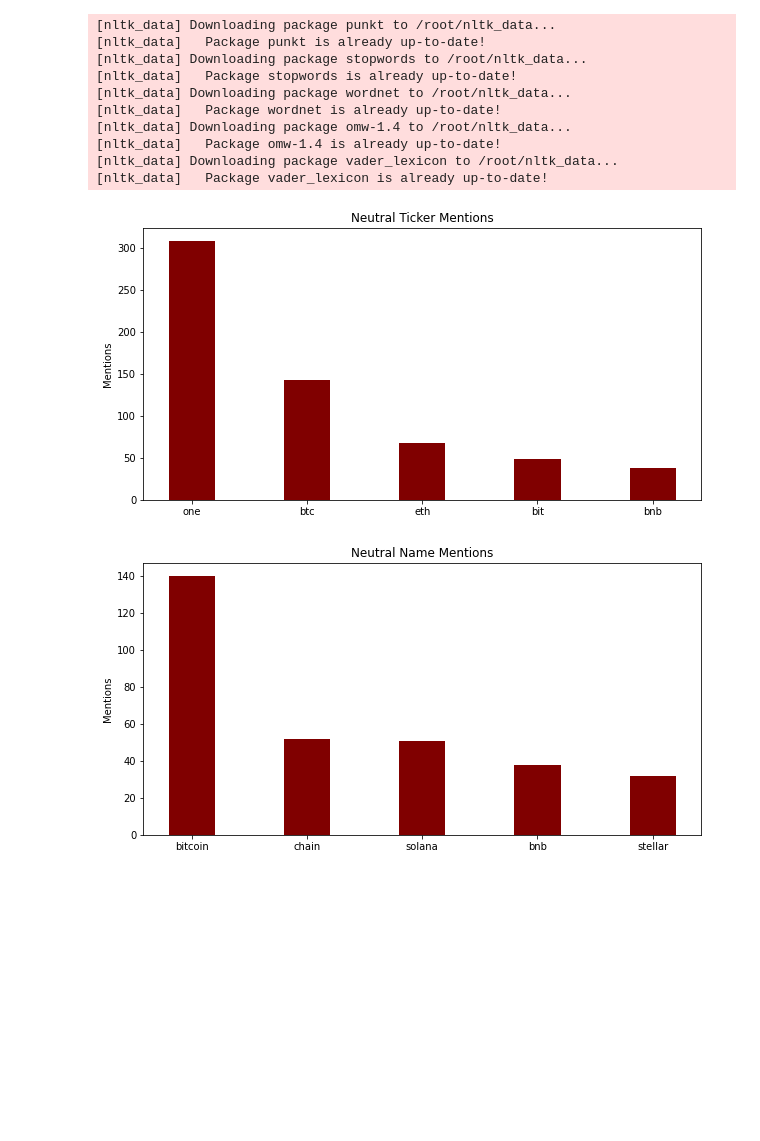
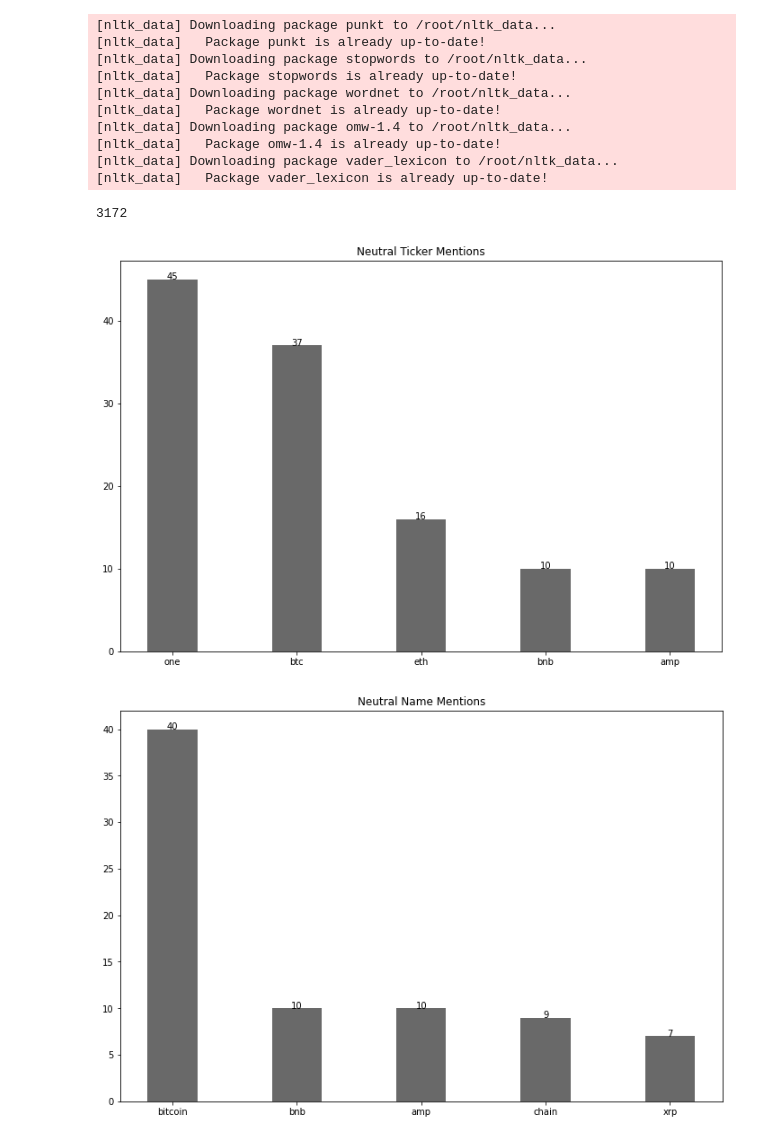
Before and after one commit to rudycav/Reddit-Praw-NLP-Engineering, a Jupyter notebook: Project/r.ipynb, the cells around one changed output. Drawn from its saved outputs; the diff is of its cells as text; code cells hidden in the pictures; blank space fills up the shorter version.

```diff
--- a/Project/r.ipynb
+++ b/Project/r.ipynb
@@ -59,7 +57,7 @@ reddit = praw.Reddit(
     username = "",
     check_for_async=False
 )
-
+#coinmarketcap API call - limit to top 150 coins
 url='https://web-api.coinmarketcap.com/v1/cryptocurrency/listings/latest'
 for start in range(1, 100, 1000):
     params = {
@@ -72,26 +70,23 @@ for start in range(1, 100, 1000):
 ticker = [(crypto['symbol'].lower()) for crypto in (data['data'])]
 slug = [(crypto['name'].lower()) for crypto in (data['data'])]
 
-
-
+#subreddit to set parameters for title, author, body, score
 def reddit_scraper(reddit, subreddit_page, limit):
   df = pd.DataFrame()
   subreddit = reddit.subreddit(subreddit_page)
   hot_topic = subreddit.hot(limit=limit)
 
-  for topic in hot_topic:
-    tolist = topic.comments.list()
-    for hottopics in tolist:
-      if isinstance(hottopics, MoreComments):
+  for topics in hot_topic:
+    topic_list = topics.comments.list()
+    for comments in topic_list:
+      if isinstance(comments, MoreComments):
         continue
-      df = df.append({'title': topic.title,
-                      #'author': hottopics.author,
-                      'comments': hottopics.body,
-                      #'upvote_score': hottopics.score
+      df = df.append({'title': topics.title,
+                      #'author': comments.author,
+                      'comments': comments.body,
+                      #'upvote_score': comments.score
                       },
                       ignore_index=True)
 
   return df
-
-wall = reddit_scraper(reddit, 'CryptoCurrency', 50)
 # %%
@@ -146,22 +154,25 @@ df_neutral_slug = pd.DataFrame(Counter([crypto for neu in neutral for crypto in
+# %%
+len(wall)
+# %% [output]
+3172
 # %%
-fig = plt.figure(figsize = (10, 5))
-plt.bar(df_neutral_ticker.Name, df_neutral_ticker.Frequencies, color ='maroon',
+fig = plt.figure(figsize = (12, 8))
+plt.bar(df_neutral_ticker.Name, df_neutral_ticker.Frequencies, color ='dimgray',
         width = 0.4)
 
-plt.ylabel("Mentions")
 plt.title("Neutral Ticker Mentions")
+addlabels(df_neutral_ticker.Name, df_neutral_ticker.Frequencies)
 plt.show()
 # %% [output]
-[figure, old version]
+[figure, new version]
 # %%
-fig = plt.figure(figsize = (10, 5))
-plt.bar(df_neutral_slug.Name, df_neutral_slug.Frequencies, color ='maroon',
+fig = plt.figure(figsize = (12, 8))
+plt.bar(df_neutral_slug.Name, df_neutral_slug.Frequencies, color ='dimgray',
         width = 0.4)
 
-
-plt.ylabel("Mentions")
 plt.title("Neutral Name Mentions")
+addlabels(df_neutral_slug.Name, df_neutral_slug.Frequencies)
 plt.show()
 # %% [output]
-[figure, old version]
+[figure, new version]
 # %%
```
Also changed, not shown: parts of 8 cells of this notebook.
